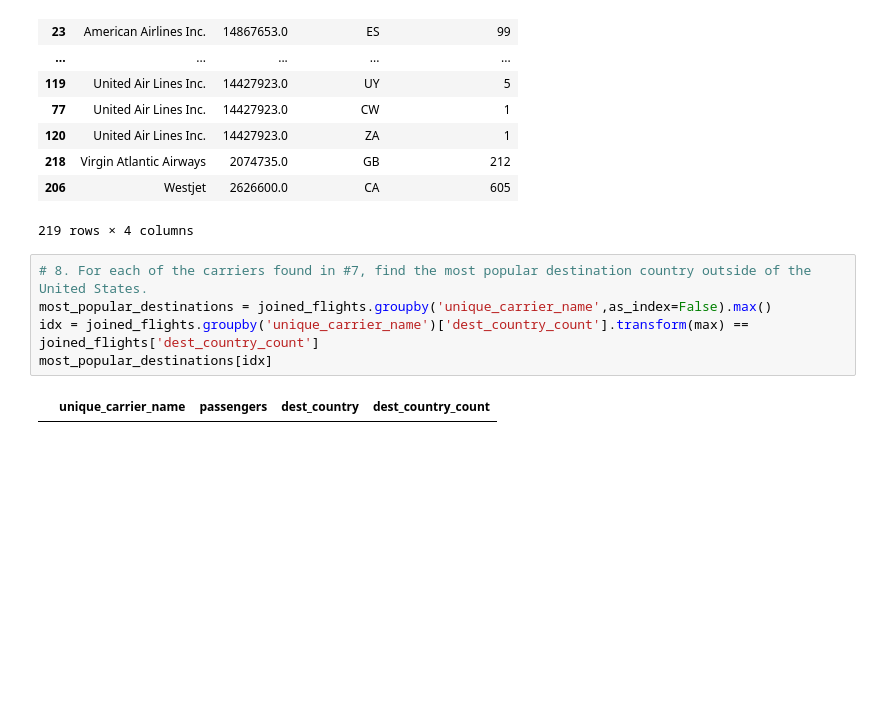
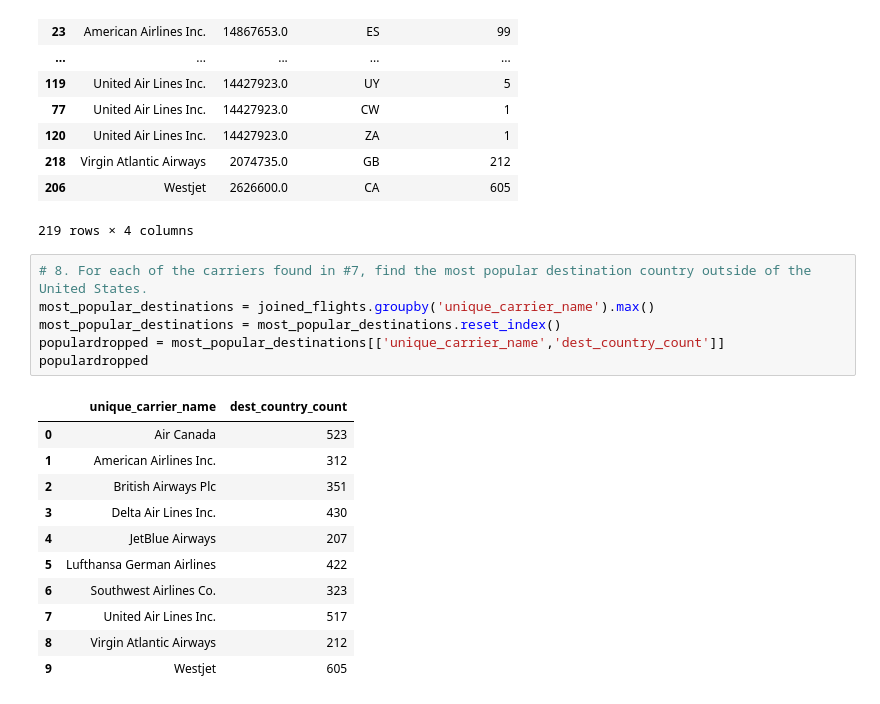
Before and after one commit to 99tyler99/Python, a Jupyter notebook: Python Charmers Fundamentals 06 Pandas Test.ipynb, the cells around one changed output. Drawn from its saved outputs; the diff is of its cells as text; blank space fills up the shorter version.

```diff
--- a/Python Charmers Fundamentals 06 Pandas Test.ipynb
+++ b/Python Charmers Fundamentals 06 Pandas Test.ipynb
@@ -312,8 +312,19 @@ joined_flights
 219 rows × 4 columns
 # %%
 # 8. For each of the carriers found in #7, find the most popular destination country outside of the United States.
-most_popular_destinations = joined_flights.groupby('unique_carrier_name',as_index=False).max()
-idx = joined_flights.groupby('unique_carrier_name')['dest_country_count'].transform(max) == joined_flights['dest_country_count']
-most_popular_destinations[idx]
+most_popular_destinations = joined_flights.groupby('unique_carrier_name').max()
+most_popular_destinations = most_popular_destinations.reset_index()
+populardropped = most_popular_destinations[['unique_carrier_name','dest_country_count']]
+populardropped
 # %% [output]
-|  | unique_carrier_name | passengers | dest_country | dest_country_count |
+|  | unique_carrier_name | dest_country_count |
+| 0 | Air Canada | 523 |
+| 1 | American Airlines Inc. | 312 |
+| 2 | British Airways Plc | 351 |
+| 3 | Delta Air Lines Inc. | 430 |
+| 4 | JetBlue Airways | 207 |
+| 5 | Lufthansa German Airlines | 422 |
+| 6 | Southwest Airlines Co. | 323 |
+| 7 | United Air Lines Inc. | 517 |
+| 8 | Virgin Atlantic Airways | 212 |
+| 9 | Westjet | 605 |
```
Also changed, not shown: parts of 21 cells of this notebook.
